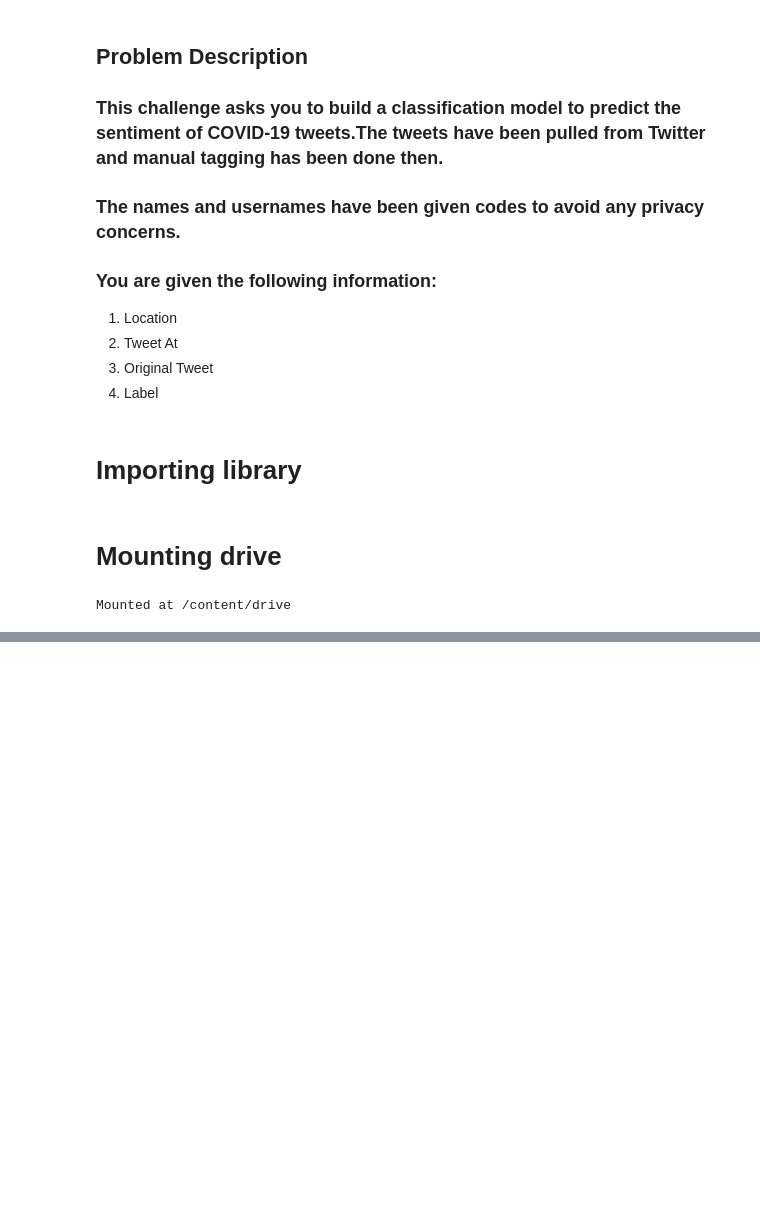
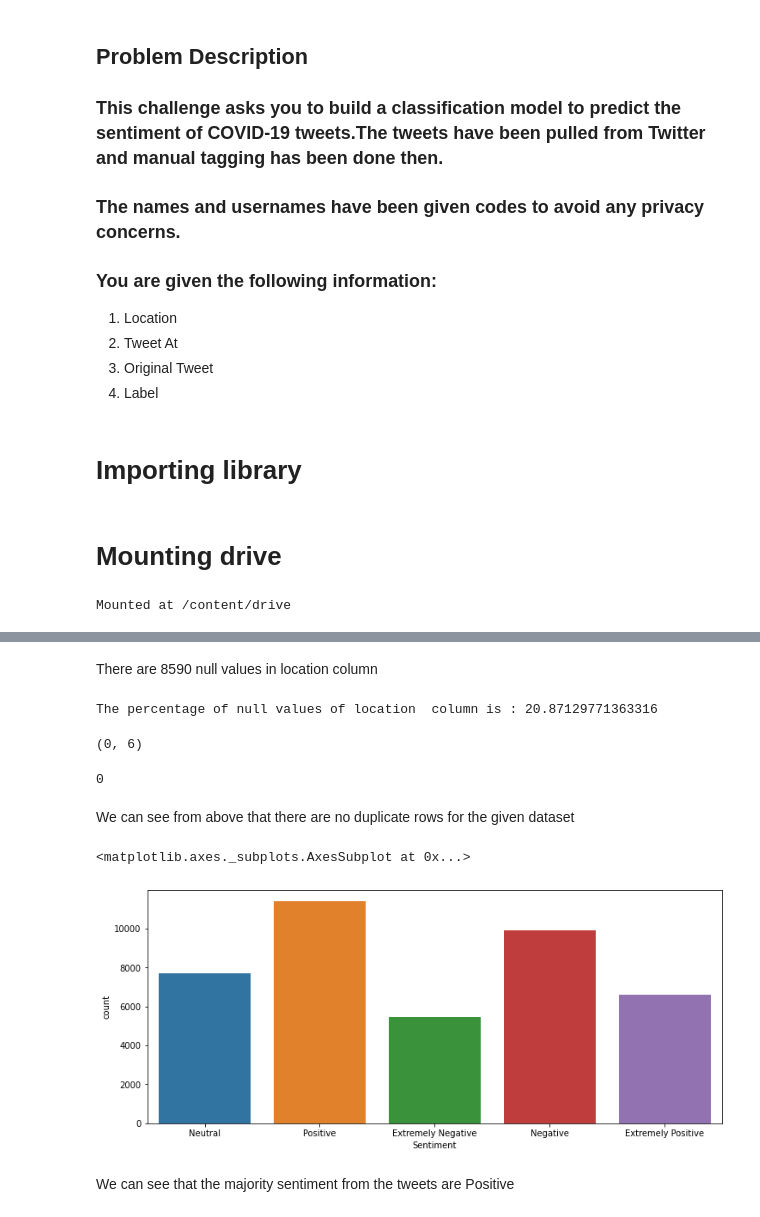
Before and after one commit to Nakulpradeep94/Coronavirus-Tweet-Sentiment-Analysis, a Jupyter notebook: Coronavirus_Tweet_Sentiment_Analysis_Capstone_Project.ipynb, the cells around one changed output, grey strips where cells are left out. Saved outputs shown, nothing was run; the diff lists cells and outputs as text; code cells hidden in the pictures; blank space fills up the shorter version.

```diff
--- a/Coronavirus_Tweet_Sentiment_Analysis_Capstone_Project.ipynb
+++ b/Coronavirus_Tweet_Sentiment_Analysis_Capstone_Project.ipynb
@@ -54,4 +54,5 @@ drive.mount('/content/drive')
 # %% [output]
 Mounted at /content/drive
 # %%
-df=pd.read_csv('/content/drive/MyDrive/Colab Notebooks/ALMABETTER/Coronavirus Tweet Sentiment Analysis/Copy of Coronavirus Tweets.csv')
+#importing dataset
+df=pd.read_csv('/content/drive/MyDrive/Colab Notebooks/ALMABETTER/Coronavirus Tweet Sentiment Analysis/Copy of Coronavirus Tweets.csv', encoding='latin-1')
@@ -59,0 +154,28 @@ UnicodeDecodeError: ignored
+# %% [markdown]
+There are 8590 null values in location column
+# %%
+percentage_null=df['Location'].isnull().sum()*100/len(df)
+print("The percentage of null values of location  column is :",percentage_null)
+# %% [output]
+The percentage of null values of location  column is : 20.87129771363316
+# %%
+# checking for duplicate values
+df[df.duplicated()].shape
+# %% [output]
+(0, 6)
+# %%
+# checking for duplicate values
+len(df[df.duplicated()])
+# %% [output]
+0
+# %% [markdown]
+We can see from above that there are no duplicate rows for the given dataset
+# %%
+# to get visualisation of the number of different types of sentiment
+plt.figure(figsize=[12,5])
+sns.countplot(df['Sentiment'])
+# %% [output]
+<matplotlib.axes._subplots.AxesSubplot at 0x...>
+[figure, added]
+# %% [markdown]
+We can see that the majority sentiment from the tweets are Positive
```
Also changed, not shown: parts of 15 cells of this notebook.
